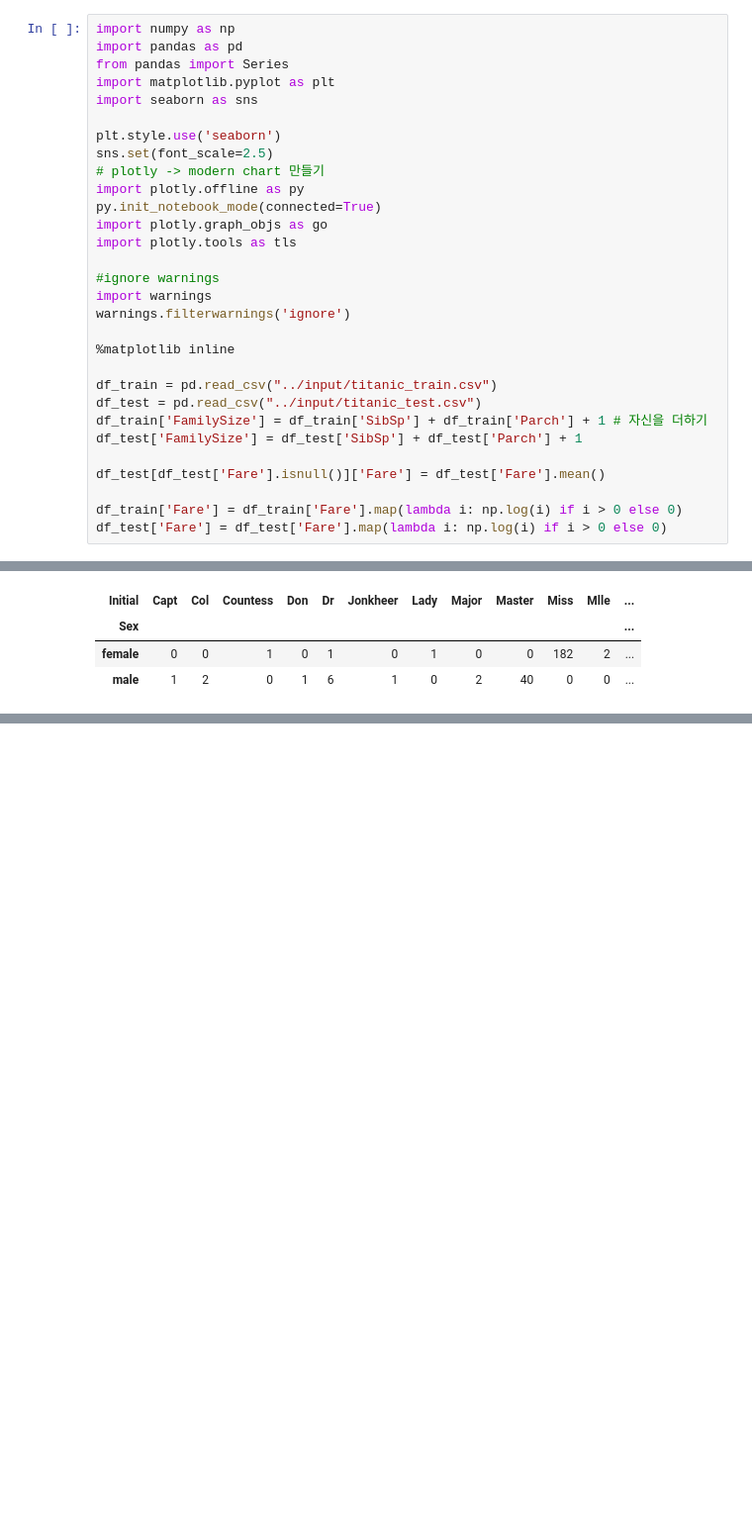
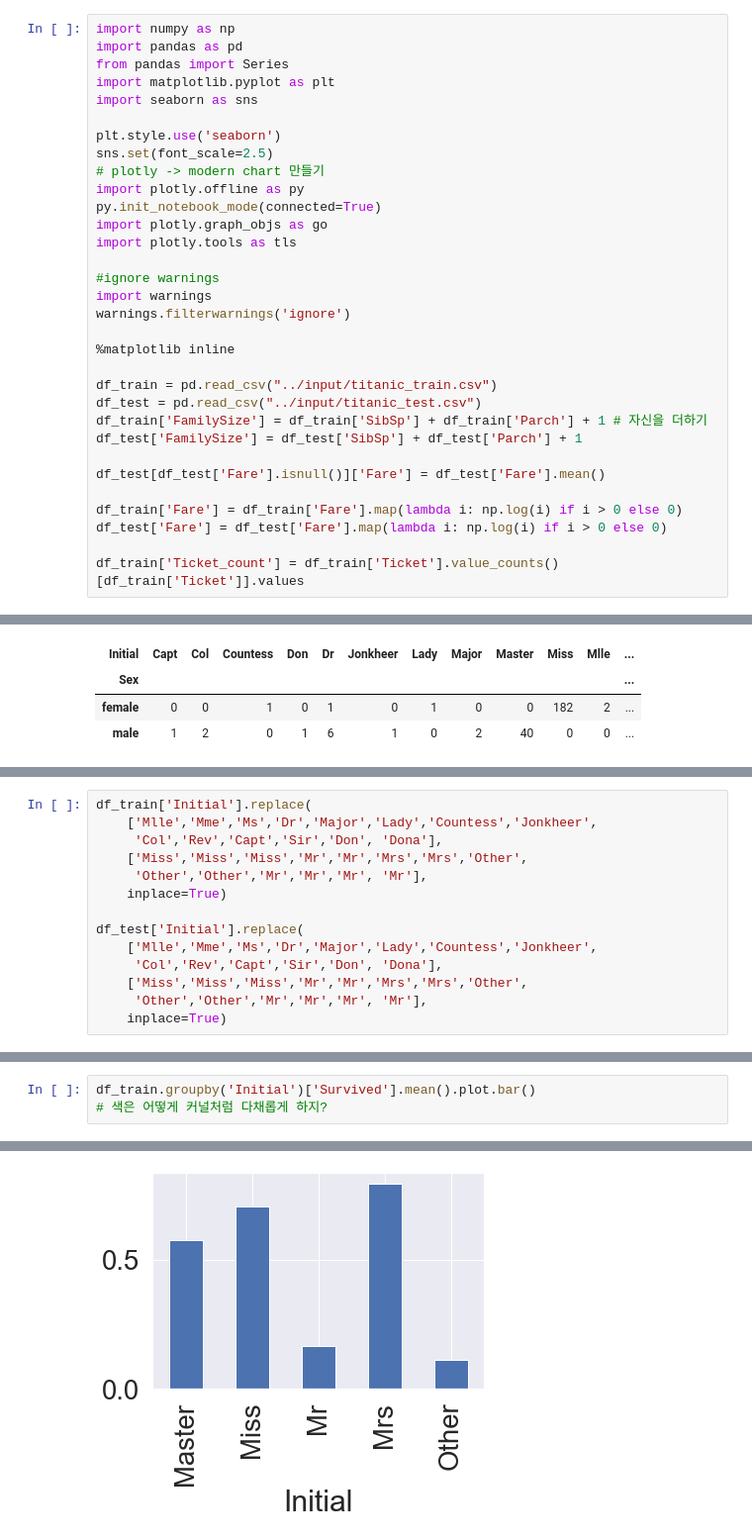
Before and after one commit to MattLee27/ML-DL-study, a Jupyter notebook: titanic_2.ipynb, the cells around one changed output, grey strips where cells are left out. Shown: that part at 99% size. Saved outputs shown, nothing was run; the diff lists cells and outputs as text; blank space fills up the shorter version.

```diff
--- a/titanic_2.ipynb
+++ b/titanic_2.ipynb
@@ -31,6 +31,8 @@ df_test[df_test['Fare'].isnull()]['Fare'] = df_test['Fare'].mean()
 
 df_train['Fare'] = df_train['Fare'].map(lambda i: np.log(i) if i > 0 else 0)
 df_test['Fare'] = df_test['Fare'].map(lambda i: np.log(i) if i > 0 else 0)
+
+df_train['Ticket_count'] = df_train['Ticket'].value_counts()[df_train['Ticket']].values
 # %% [markdown]
 ## 3. Feature engineering
 - null data 채우기 -> feature의 통계량 또는 다른 아이디어. 어떻게 채우느냐에 따라 모델 성능이 좌지우지됨
@@ -77,0 +85,14 @@ Sir test
+# %%
+df_train['Initial'].replace(
+    ['Mlle','Mme','Ms','Dr','Major','Lady','Countess','Jonkheer',
+     'Col','Rev','Capt','Sir','Don', 'Dona'],
+    ['Miss','Miss','Miss','Mr','Mr','Mrs','Mrs','Other',
+     'Other','Other','Mr','Mr','Mr', 'Mr'],
+    inplace=True)
+
+df_test['Initial'].replace(
+    ['Mlle','Mme','Ms','Dr','Major','Lady','Countess','Jonkheer',
+     'Col','Rev','Capt','Sir','Don', 'Dona'],
+    ['Miss','Miss','Miss','Mr','Mr','Mrs','Mrs','Other',
+     'Other','Other','Mr','Mr','Mr', 'Mr'],
+    inplace=True)
@@ -77,0 +109,4 @@ Sir test
+# %%
+df_train.groupby('Initial')['Survived'].mean().plot.bar()
+# 색은 어떻게 커널처럼 다채롭게 하지?
+# %% [output]
@@ -77,0 +114 @@ Sir test
+[figure, added]
```
Also changed, not shown: parts of 58 cells of this notebook.
